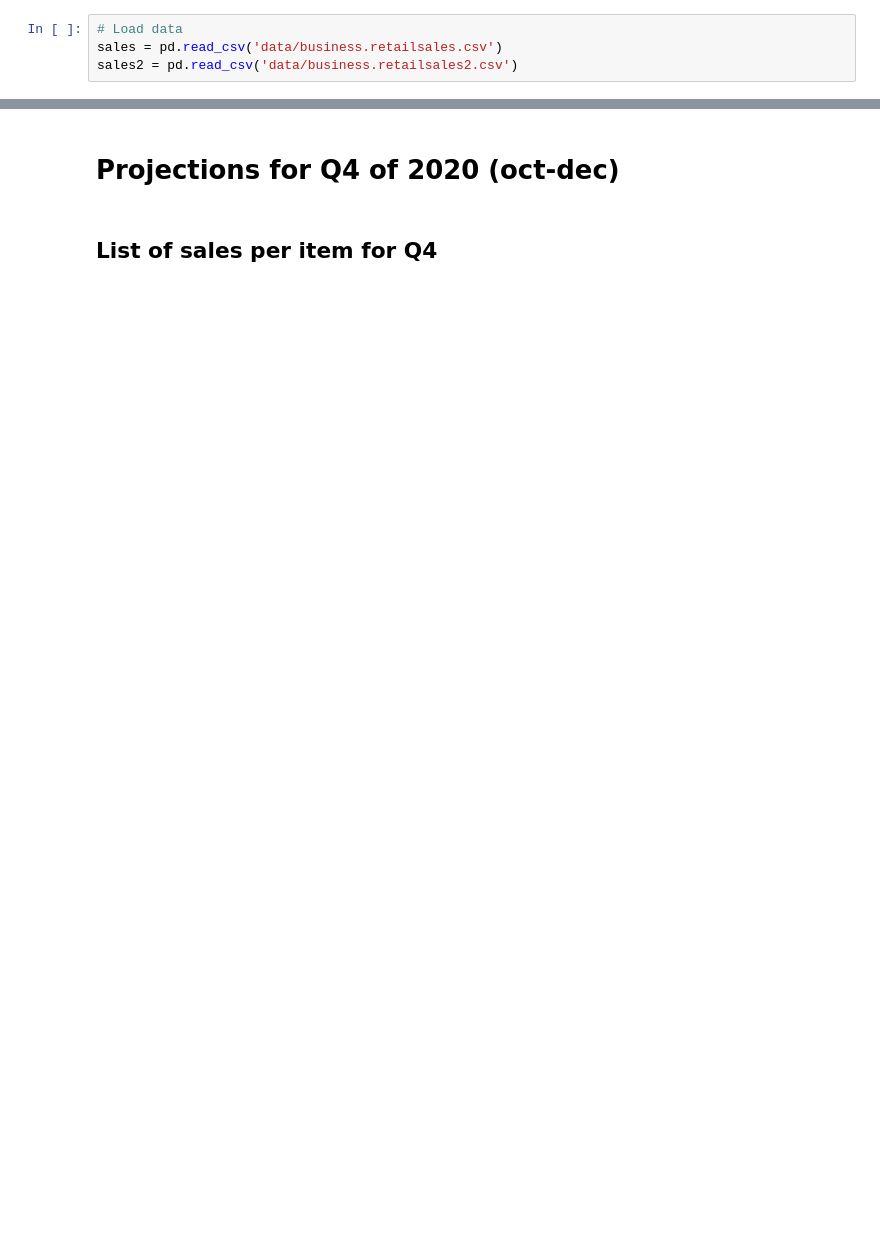
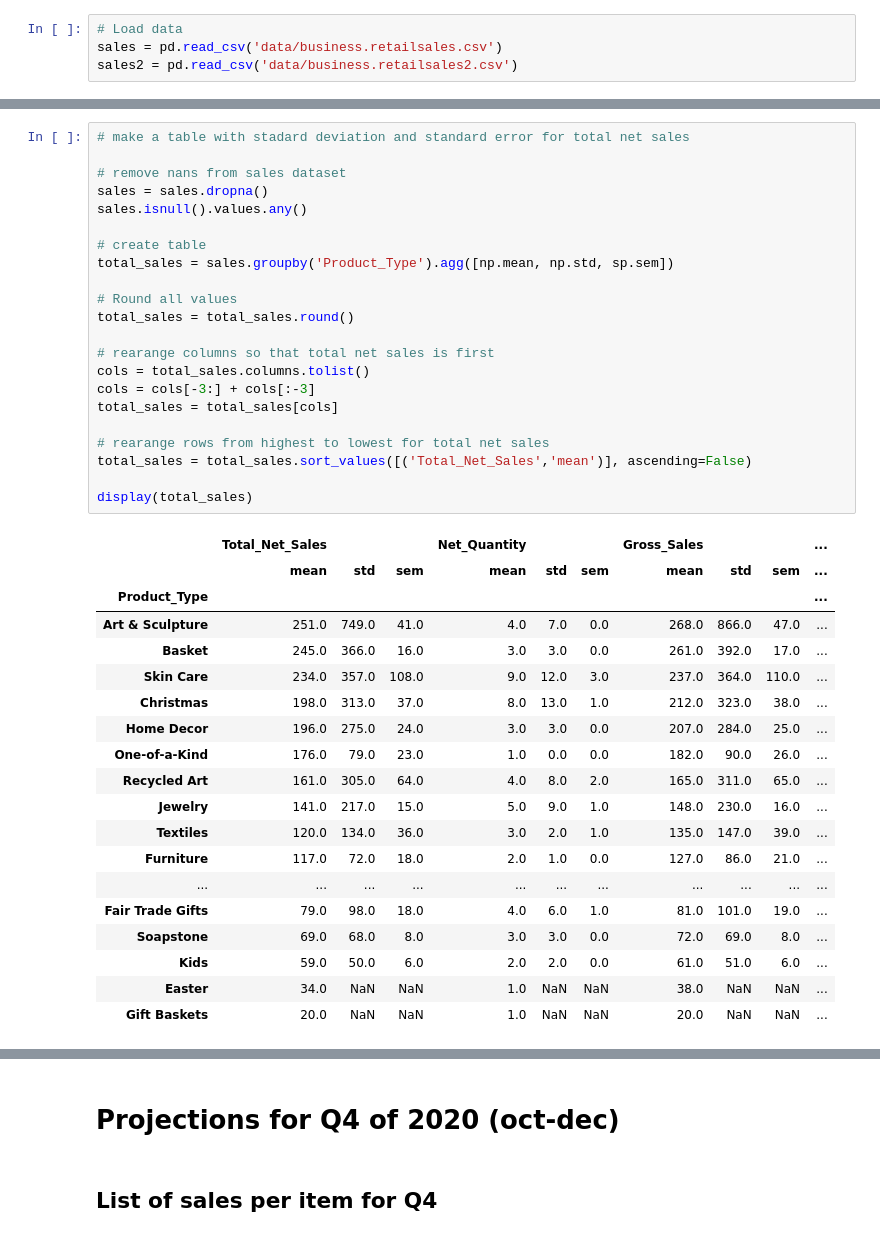
Before and after one commit to tuebolo/online_business_sales, a Jupyter notebook: analysis.ipynb, the cells around one changed output, grey strips where cells are left out. Cells and saved outputs as stored; diff of their text form; blank space fills up the shorter version.

```diff
--- a/analysis.ipynb
+++ b/analysis.ipynb
@@ -79,0 +56,42 @@ df.plot.bar(x='Product_Type', y='Total_Net_Sales')
+# %%
+# make a table with stadard deviation and standard error for total net sales
+
+# remove nans from sales dataset
+sales = sales.dropna()
+sales.isnull().values.any()
+
+# create table
+total_sales = sales.groupby('Product_Type').agg([np.mean, np.std, sp.sem])
+
+# Round all values
+total_sales = total_sales.round()
+
+# rearange columns so that total net sales is first
+cols = total_sales.columns.tolist()
+cols = cols[-3:] + cols[:-3]
+total_sales = total_sales[cols]
+
+# rearange rows from highest to lowest for total net sales
+total_sales = total_sales.sort_values([('Total_Net_Sales','mean')], ascending=False)
+
+display(total_sales)
+# %% [output]
+|  | Total_Net_Sales |  |  | Net_Quantity |  |  | Gross_Sales |  |  | ... |
+|  | mean | std | sem | mean | std | sem | mean | std | sem | ... |
+| Product_Type |  |  |  |  |  |  |  |  |  | ... |
+| Art & Sculpture | 251.0 | 749.0 | 41.0 | 4.0 | 7.0 | 0.0 | 268.0 | 866.0 | 47.0 | ... |
+| Basket | 245.0 | 366.0 | 16.0 | 3.0 | 3.0 | 0.0 | 261.0 | 392.0 | 17.0 | ... |
+| Skin Care | 234.0 | 357.0 | 108.0 | 9.0 | 12.0 | 3.0 | 237.0 | 364.0 | 110.0 | ... |
+| Christmas | 198.0 | 313.0 | 37.0 | 8.0 | 13.0 | 1.0 | 212.0 | 323.0 | 38.0 | ... |
+| Home Decor | 196.0 | 275.0 | 24.0 | 3.0 | 3.0 | 0.0 | 207.0 | 284.0 | 25.0 | ... |
+| One-of-a-Kind | 176.0 | 79.0 | 23.0 | 1.0 | 0.0 | 0.0 | 182.0 | 90.0 | 26.0 | ... |
+| Recycled Art | 161.0 | 305.0 | 64.0 | 4.0 | 8.0 | 2.0 | 165.0 | 311.0 | 65.0 | ... |
+| Jewelry | 141.0 | 217.0 | 15.0 | 5.0 | 9.0 | 1.0 | 148.0 | 230.0 | 16.0 | ... |
+| Textiles | 120.0 | 134.0 | 36.0 | 3.0 | 2.0 | 1.0 | 135.0 | 147.0 | 39.0 | ... |
+| Furniture | 117.0 | 72.0 | 18.0 | 2.0 | 1.0 | 0.0 | 127.0 | 86.0 | 21.0 | ... |
+| ... | ... | ... | ... | ... | ... | ... | ... | ... | ... | ... |
+| Fair Trade Gifts | 79.0 | 98.0 | 18.0 | 4.0 | 6.0 | 1.0 | 81.0 | 101.0 | 19.0 | ... |
+| Soapstone | 69.0 | 68.0 | 8.0 | 3.0 | 3.0 | 0.0 | 72.0 | 69.0 | 8.0 | ... |
+| Kids | 59.0 | 50.0 | 6.0 | 2.0 | 2.0 | 0.0 | 61.0 | 51.0 | 6.0 | ... |
+| Easter | 34.0 | NaN | NaN | 1.0 | NaN | NaN | 38.0 | NaN | NaN | ... |
+| Gift Baskets | 20.0 | NaN | NaN | 1.0 | NaN | NaN | 20.0 | NaN | NaN | ... |
```
Also changed, not shown: parts of 12 cells of this notebook.
